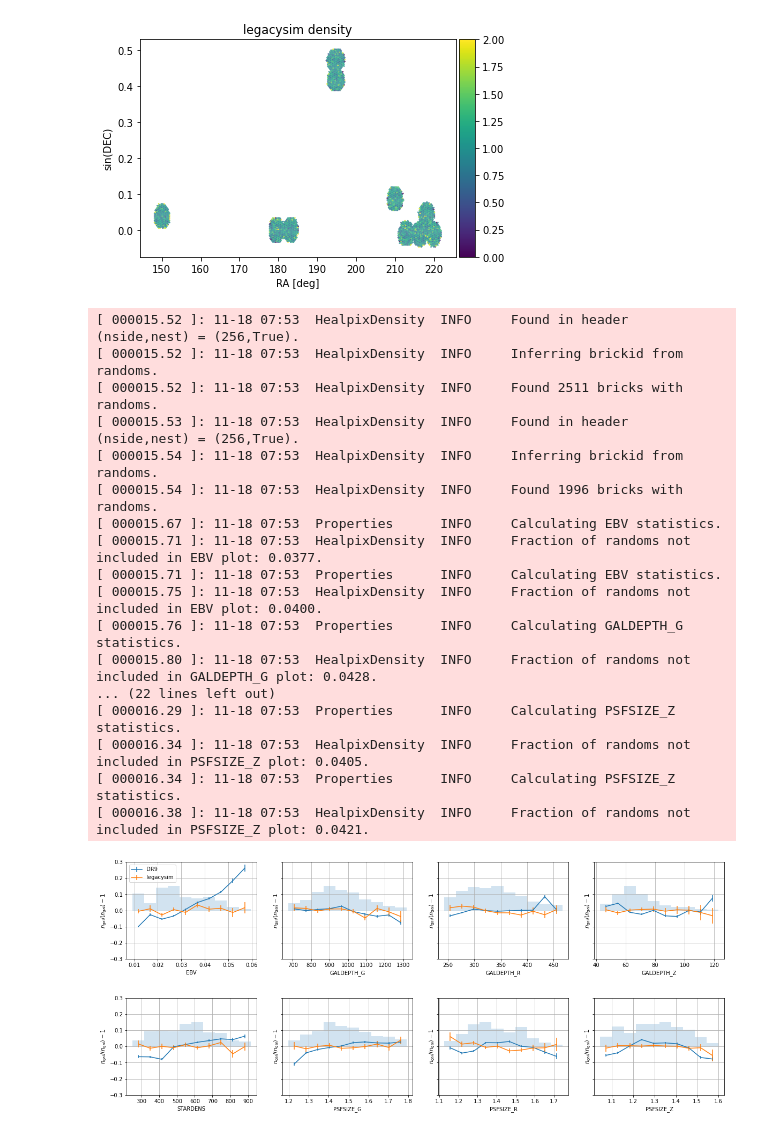
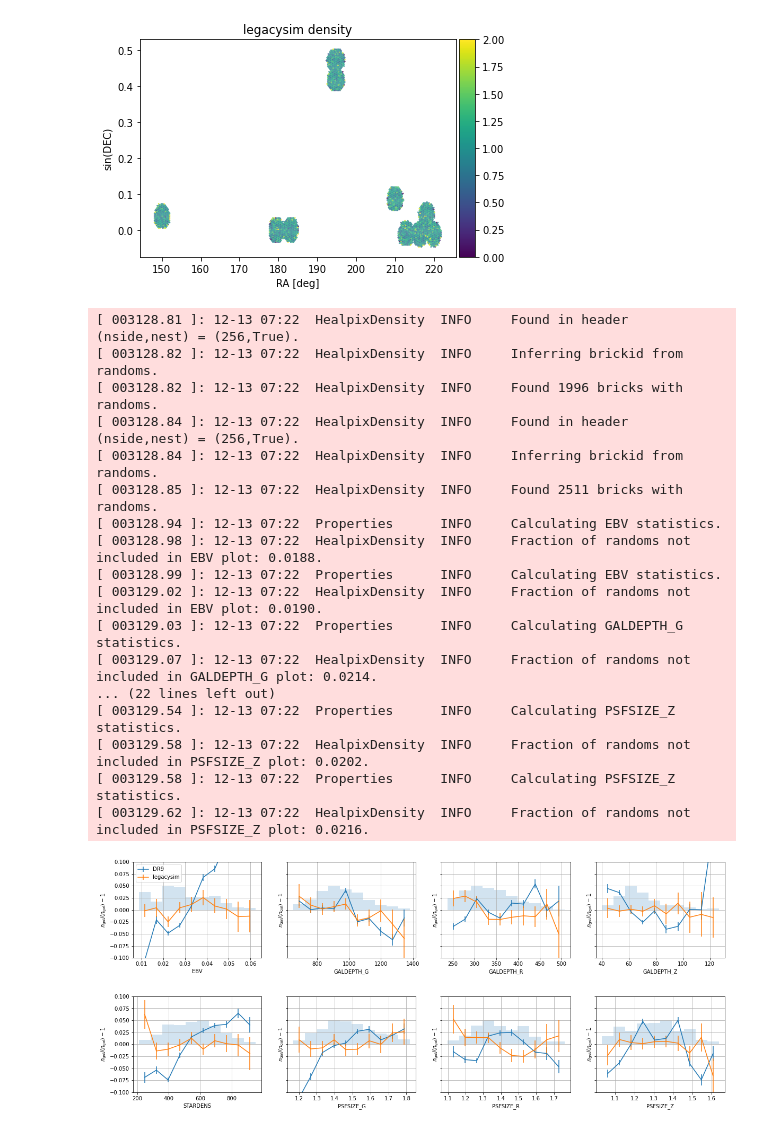
Before and after one commit to adematti/legacysim_runs, a Jupyter notebook: SV3/checks.ipynb, the cells around one changed output. Cells and saved outputs as stored; diff of their text form; code cells hidden in the pictures.

```diff
--- a/SV3/checks.ipynb
+++ b/SV3/checks.ipynb
@@ -167,11 +167,7 @@ legacysim_dens.set_properties()
 legacysim_dens.set_data(data=legacysim_data)
 legacysim_dens.plot_density_map(title='legacysim density',vmin=0,vmax=2)
 
-legacysim_dens = HealpixDensity(map=map)
-#legacysim_dens = BinnedDensity(ref=randoms,fields=['EBV'],nbins=100,ranges=[0.01,0.14])
-legacysim_dens.set_randoms(randoms=legacysim_randoms)
-legacysim_dens.set_properties()
-legacysim_dens.set_data(data=legacysim_data)
+props = ['EBV'] + ['GALDEPTH_{}'.format(b) for b in data.bands] + ['STARDENS'] + ['PSFSIZE_{}'.format(b) for b in data.bands]
 
 dens = HealpixDensity(map=map)
 #dens = BinnedDensity(ref=randoms,fields=['EBV'],nbins=100,ranges=[0.01,0.14])
@@ -179,7 +175,11 @@ dens.set_randoms(randoms=randoms)
 dens.set_properties()
 dens.set_data(data=data,key_weight='WEIGHT')
 
-props = ['EBV'] + ['GALDEPTH_{}'.format(b) for b in data.bands] + ['STARDENS'] + ['PSFSIZE_{}'.format(b) for b in data.bands]
+legacysim_dens = HealpixDensity(map=map)
+#legacysim_dens = BinnedDensity(ref=randoms,fields=['EBV'],nbins=100,ranges=[0.01,0.14])
+legacysim_dens.set_randoms(randoms=legacysim_randoms)
+legacysim_dens.set_properties()
+legacysim_dens.set_data(data=legacysim_data)
 
 others = [legacysim_dens]
 labels = ['DR9','legacysim']
@@ -188,7 +188,7 @@ fig,lax = plt.subplots(ncols=4,nrows=2,sharex=False,sharey=True,figsize=(20,8))
 fig.subplots_adjust(hspace=0.4,wspace=0.2)
 lax = lax.flatten()
 for iax,prop in enumerate(props):
-    dens.plot_density_variations(ax=lax[iax],others=others,prop=prop,histos=[dens],var_kwargs={'labels':labels if iax==0 else None},leg_kwargs={},xedges={'quantiles':[0.02,0.98]})
+    dens.plot_density_variations(ax=lax[iax],others=others,prop=prop,histos=[dens],var_kwargs={'labels':labels if iax==0 else None},leg_kwargs={},ylim=(-0.1,0.1),xedges={'quantiles':[0.01,0.99]})
 filename = os.path.join(plot_dir,'density_{}.png'.format(run))
 fig.savefig(filename, bbox_inches='tight', pad_inches=0.1, dpi=200)
 plt.show()
@@ -200,19 +200,19 @@ plt.show()
 [figure]
-[ 000015.52 ]: 11-18 07:53  HealpixDensity  INFO     Found in header (nside,nest) = (256,True).
-[ 000015.52 ]: 11-18 07:53  HealpixDensity  INFO     Inferring brickid from randoms.
-[ 000015.52 ]: 11-18 07:53  HealpixDensity  INFO     Found 2511 bricks with randoms.
-[ 000015.53 ]: 11-18 07:53  HealpixDensity  INFO     Found in header (nside,nest) = (256,True).
-[ 000015.54 ]: 11-18 07:53  HealpixDensity  INFO     Inferring brickid from randoms.
-[ 000015.54 ]: 11-18 07:53  HealpixDensity  INFO     Found 1996 bricks with randoms.
-[ 000015.67 ]: 11-18 07:53  Properties      INFO     Calculating EBV statistics.
-[ 000015.71 ]: 11-18 07:53  HealpixDensity  INFO     Fraction of randoms not included in EBV plot: 0.0377.
-[ 000015.71 ]: 11-18 07:53  Properties      INFO     Calculating EBV statistics.
-[ 000015.75 ]: 11-18 07:53  HealpixDensity  INFO     Fraction of randoms not included in EBV plot: 0.0400.
-[ 000015.76 ]: 11-18 07:53  Properties      INFO     Calculating GALDEPTH_G statistics.
-[ 000015.80 ]: 11-18 07:53  HealpixDensity  INFO     Fraction of randoms not included in GALDEPTH_G plot: 0.0428.
+[ 003128.81 ]: 12-13 07:22  HealpixDensity  INFO     Found in header (nside,nest) = (256,True).
+[ 003128.82 ]: 12-13 07:22  HealpixDensity  INFO     Inferring brickid from randoms.
+[ 003128.82 ]: 12-13 07:22  HealpixDensity  INFO     Found 1996 bricks with randoms.
+[ 003128.84 ]: 12-13 07:22  HealpixDensity  INFO     Found in header (nside,nest) = (256,True).
+[ 003128.84 ]: 12-13 07:22  HealpixDensity  INFO     Inferring brickid from randoms.
+[ 003128.85 ]: 12-13 07:22  HealpixDensity  INFO     Found 2511 bricks with randoms.
+[ 003128.94 ]: 12-13 07:22  Properties      INFO     Calculating EBV statistics.
+[ 003128.98 ]: 12-13 07:22  HealpixDensity  INFO     Fraction of randoms not included in EBV plot: 0.0188.
+[ 003128.99 ]: 12-13 07:22  Properties      INFO     Calculating EBV statistics.
+[ 003129.02 ]: 12-13 07:22  HealpixDensity  INFO     Fraction of randoms not included in EBV plot: 0.0190.
+[ 003129.03 ]: 12-13 07:22  Properties      INFO     Calculating GALDEPTH_G statistics.
+[ 003129.07 ]: 12-13 07:22  HealpixDensity  INFO     Fraction of randoms not included in GALDEPTH_G plot: 0.0214.
 ... (22 lines left out)
-[ 000016.29 ]: 11-18 07:53  Properties      INFO     Calculating PSFSIZE_Z statistics.
-[ 000016.34 ]: 11-18 07:53  HealpixDensity  INFO     Fraction of randoms not included in PSFSIZE_Z plot: 0.0405.
-[ 000016.34 ]: 11-18 07:53  Properties      INFO     Calculating PSFSIZE_Z statistics.
-[ 000016.38 ]: 11-18 07:53  HealpixDensity  INFO     Fraction of randoms not included in PSFSIZE_Z plot: 0.0421.
+[ 003129.54 ]: 12-13 07:22  Properties      INFO     Calculating PSFSIZE_Z statistics.
+[ 003129.58 ]: 12-13 07:22  HealpixDensity  INFO     Fraction of randoms not included in PSFSIZE_Z plot: 0.0202.
+[ 003129.58 ]: 12-13 07:22  Properties      INFO     Calculating PSFSIZE_Z statistics.
+[ 003129.62 ]: 12-13 07:22  HealpixDensity  INFO     Fraction of randoms not included in PSFSIZE_Z plot: 0.0216.
-[figure, old version]
+[figure, new version]
```
Also changed, not shown: parts of 7 cells of this notebook, 5 other files.
